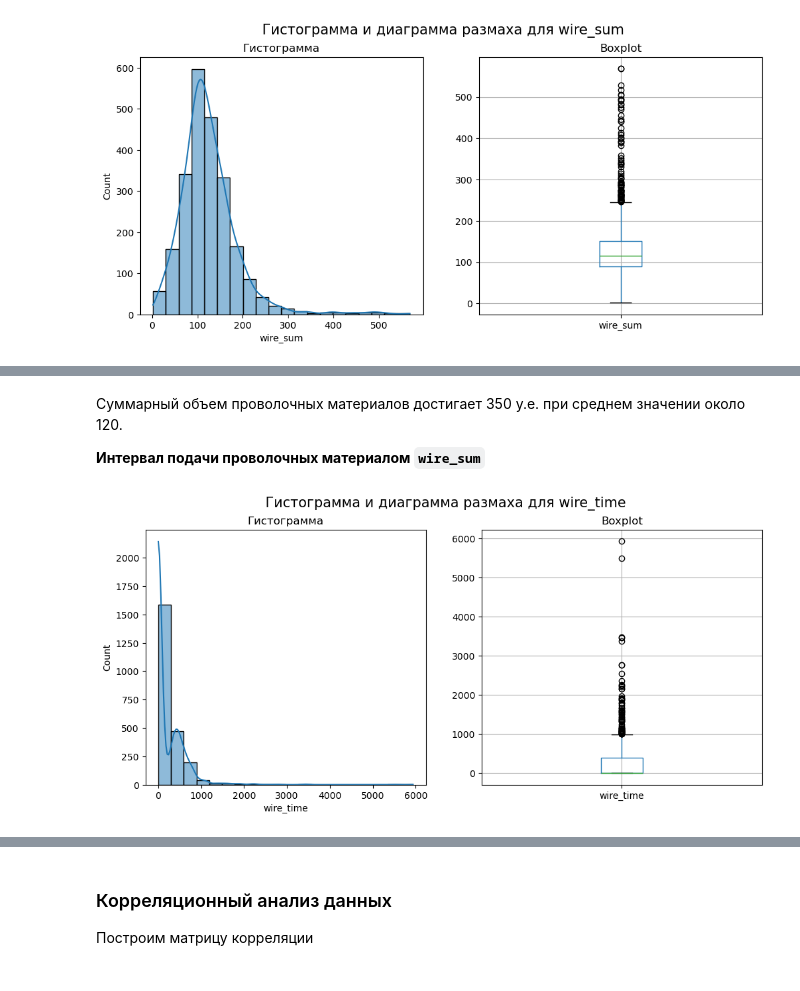
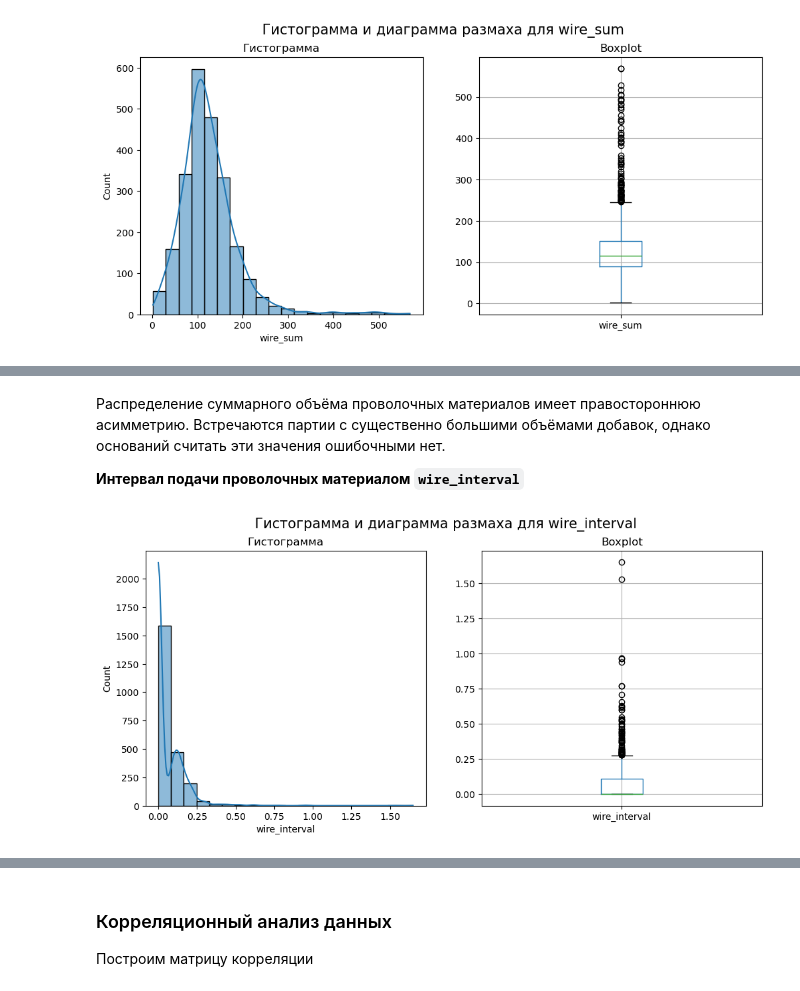
Before and after one commit to Indzhira/SteelTempForecast, a Jupyter notebook: SteelTempForecast.ipynb, the cells around one changed output, grey strips where cells are left out. Saved outputs shown, nothing was run; the diff lists cells and outputs as text; code cells hidden in the pictures.

```diff
--- a/SteelTempForecast.ipynb
+++ b/SteelTempForecast.ipynb
@@ -1429,3 +1460,0 @@ hist_and_boxplot('bulk_time', data, bins=20)
-# %%
-data['bulk_time'] = upper_outliers(data['bulk_time'])
-hist_and_boxplot('bulk_time', data, bins=20)
@@ -1440,4 +1467,3 @@ hist_and_boxplot('bulk_time', data, bins=20)
 # %%
-data['gas'] = upper_outliers(data['gas'])
 hist_and_boxplot('gas', data, bins=20)
 # %% [output]
@@ -1471,3 +1490,0 @@ hist_and_boxplot('measure_time', data, bins=20)
-# %%
-data['measure_time'] = upper_outliers(data['measure_time'])
-hist_and_boxplot('measure_time', data, bins=20)
@@ -1487,3 +1494,0 @@ hist_and_boxplot('wire_sum', data, bins=20)
-# %%
-data['wire_sum'] = upper_outliers(data['wire_sum'])
-hist_and_boxplot('wire_sum', data, bins=20)
@@ -1492,8 +1495,8 @@ hist_and_boxplot('wire_sum', data, bins=20)
 # %% [markdown]
-Суммарный объем проволочных материалов достигает 350 у.е. при среднем значении около 120.
+Распределение суммарного объёма проволочных материалов имеет правостороннюю асимметрию. Встречаются партии с существенно большими объёмами добавок, однако оснований считать эти значения ошибочными нет.
 
-**Интервал подачи проволочных материалом `wire_sum`**
+**Интервал подачи проволочных материалом `wire_interval`**
 # %%
-hist_and_boxplot('wire_time', data, bins=20)
+hist_and_boxplot('wire_interval', data, bins=20)
 # %% [output]
-[figure, old version]
+[figure, new version]
```
Also changed, not shown: parts of 131 cells of this notebook, 1 other file.
